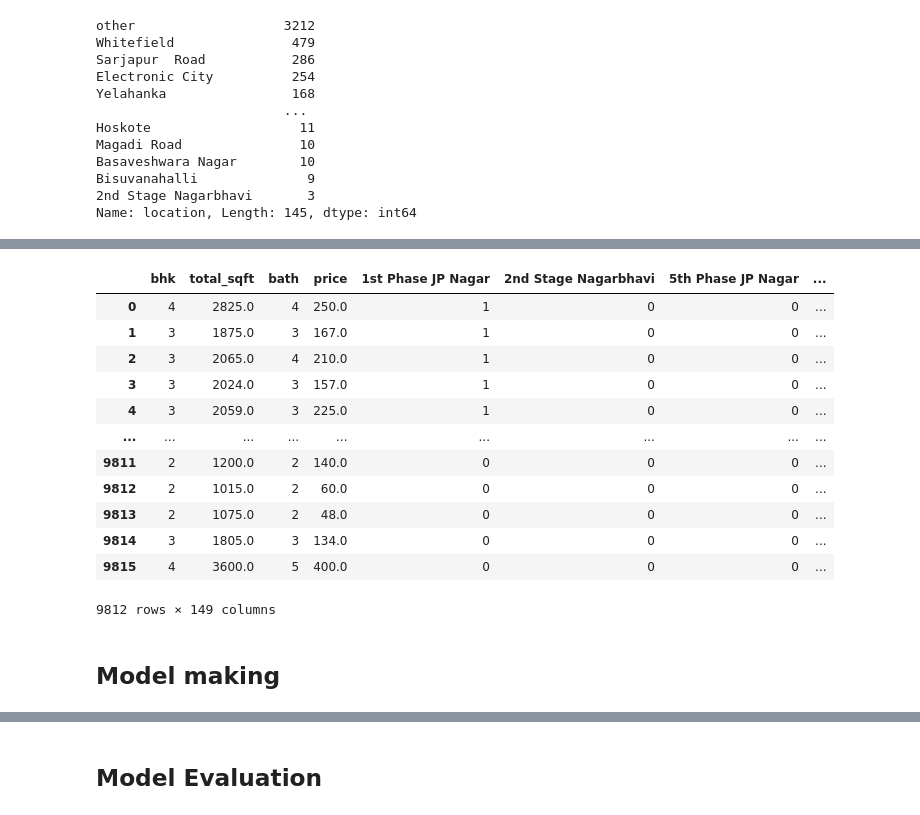
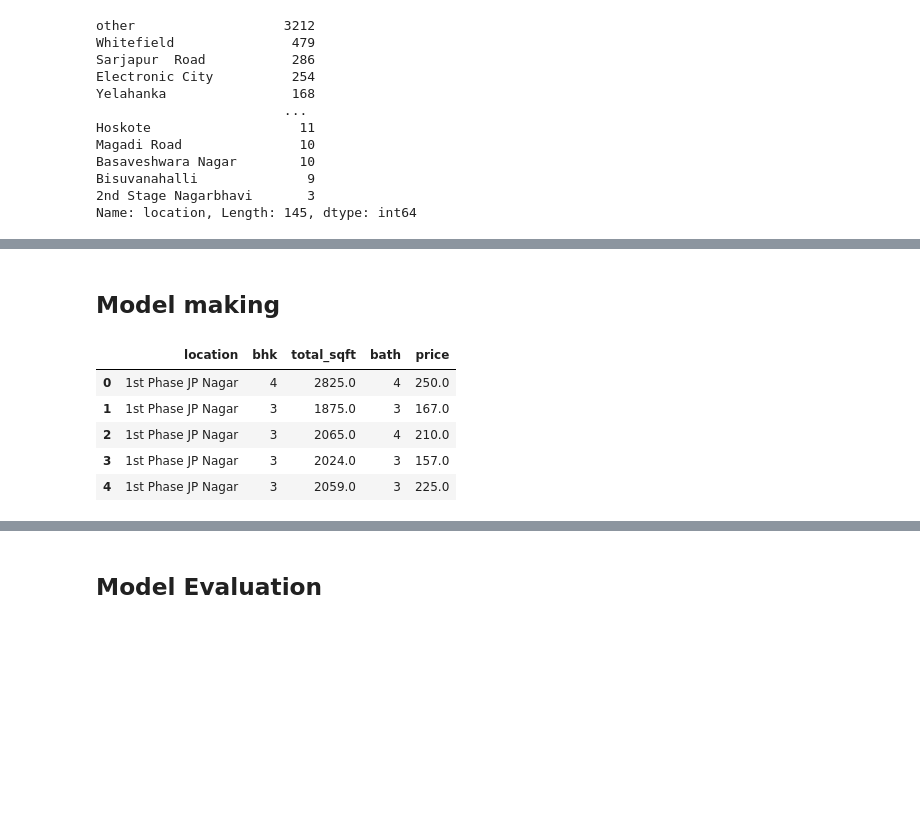
Before and after one commit to JayLunia/Bengaluru-House-Price-Prediction, a Jupyter notebook: Bengaluru House Price prediction(linear).ipynb, the cells around one changed output, grey strips where cells are left out. Cells and saved outputs as stored; diff of their text form; code cells hidden in the pictures; blank space fills up the shorter version.

```diff
--- a/Bengaluru House Price prediction(linear).ipynb
+++ b/Bengaluru House Price prediction(linear).ipynb
@@ -615,23 +598,14 @@ locs
-# %%
-data1=pd.concat([data,locs],axis=1)
-data1=data1.drop(['location'],axis=1)
-data1
-# %% [output]
-|  | bhk | total_sqft | bath | price | 1st Phase JP Nagar | 2nd Stage Nagarbhavi | 5th Phase JP Nagar | ... |
-| 0 | 4 | 2825.0 | 4 | 250.0 | 1 | 0 | 0 | ... |
-| 1 | 3 | 1875.0 | 3 | 167.0 | 1 | 0 | 0 | ... |
-| 2 | 3 | 2065.0 | 4 | 210.0 | 1 | 0 | 0 | ... |
-| 3 | 3 | 2024.0 | 3 | 157.0 | 1 | 0 | 0 | ... |
-| 4 | 3 | 2059.0 | 3 | 225.0 | 1 | 0 | 0 | ... |
-| ... | ... | ... | ... | ... | ... | ... | ... | ... |
-| 9811 | 2 | 1200.0 | 2 | 140.0 | 0 | 0 | 0 | ... |
-| 9812 | 2 | 1015.0 | 2 | 60.0 | 0 | 0 | 0 | ... |
-| 9813 | 2 | 1075.0 | 2 | 48.0 | 0 | 0 | 0 | ... |
-| 9814 | 3 | 1805.0 | 3 | 134.0 | 0 | 0 | 0 | ... |
-| 9815 | 4 | 3600.0 | 5 | 400.0 | 0 | 0 | 0 | ... |
-9812 rows × 149 columns
 # %% [markdown]
 ## Model making
+# %%
+data.head()
+# %% [output]
+|  | location | bhk | total_sqft | bath | price |
+| 0 | 1st Phase JP Nagar | 4 | 2825.0 | 4 | 250.0 |
+| 1 | 1st Phase JP Nagar | 3 | 1875.0 | 3 | 167.0 |
+| 2 | 1st Phase JP Nagar | 3 | 2065.0 | 4 | 210.0 |
+| 3 | 1st Phase JP Nagar | 3 | 2024.0 | 3 | 157.0 |
+| 4 | 1st Phase JP Nagar | 3 | 2059.0 | 3 | 225.0 |
 # %%
 from sklearn.model_selection import train_test_split
 from sklearn.linear_model import LinearRegression
```
Also changed, not shown: parts of 15 cells of this notebook, 12 other files.
